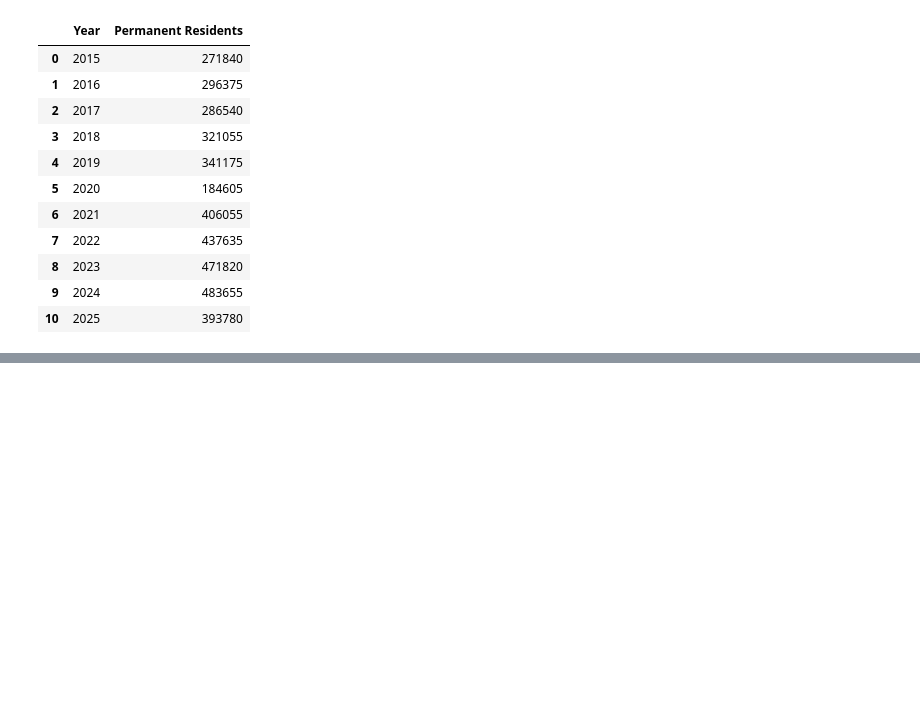
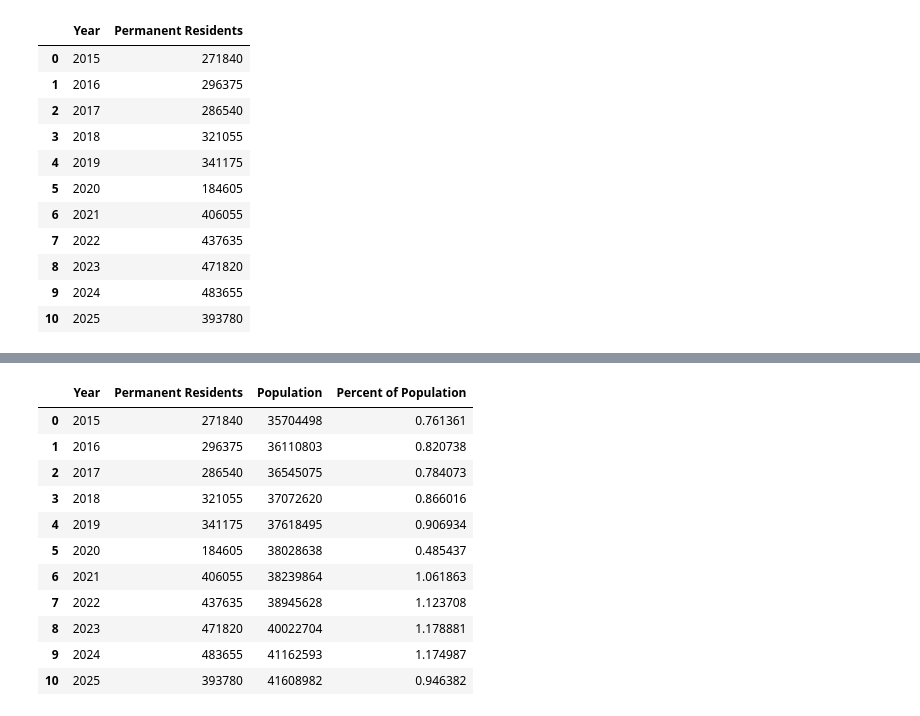
Before and after one commit to yrmo/gcinfo, a Jupyter notebook: permanent-residents-granted-by-year-2015-2025.ipynb, the cells around one changed output, grey strips where cells are left out. Drawn from its saved outputs; the diff is of its cells as text; code cells hidden in the pictures; blank space fills up the shorter version.

```diff
--- a/permanent-residents-granted-by-year-2015-2025.ipynb
+++ b/permanent-residents-granted-by-year-2015-2025.ipynb
@@ -67,3 +67,27 @@ plot_df
 | 8 | 2023 | 471820 |
 | 9 | 2024 | 483655 |
 | 10 | 2025 | 393780 |
+# %%
+df_population, df_population_meta = gcinfo.download_zip(
+    "https://www150.statcan.gc.ca/n1/tbl/csv/17100009-eng.zip"
+)
+
+# July 1 is the mid year population estimate for that calendar year.
+canada_july = df_population[
+    (df_population["GEO"] == "Canada")
+    & df_population["REF_DATE"].astype(str).str.endswith("-07-01")
+][["REF_DATE", "VALUE"]].copy()
+canada_july["Year"] = canada_july["REF_DATE"].str.slice(0, 4).astype(int)
+canada_july = canada_july.rename(columns={"VALUE": "Population"})
+
+plotted_years = len(plot_df)
+plot_df = plot_df.merge(canada_july[["Year", "Population"]], on="Year", how="left")
+if plot_df["Population"].isna().any() or len(plot_df) != plotted_years:
+    missing = plot_df.loc[plot_df["Population"].isna(), "Year"].tolist()
+    raise ValueError(f"Missing a July 1 population estimate for {missing}")
+
+plot_df["Percent of Population"] = (
+    plot_df["Permanent Residents"] / plot_df["Population"] * 100
+)
+plot_df
+# %% [output]
@@ -70,3 +95,15 @@ plot_df
+|  | Year | Permanent Residents | Population | Percent of Population |
+| 0 | 2015 | 271840 | 35704498 | 0.761361 |
+| 1 | 2016 | 296375 | 36110803 | 0.820738 |
+| 2 | 2017 | 286540 | 36545075 | 0.784073 |
+| 3 | 2018 | 321055 | 37072620 | 0.866016 |
+| 4 | 2019 | 341175 | 37618495 | 0.906934 |
+| 5 | 2020 | 184605 | 38028638 | 0.485437 |
+| 6 | 2021 | 406055 | 38239864 | 1.061863 |
+| 7 | 2022 | 437635 | 38945628 | 1.123708 |
+| 8 | 2023 | 471820 | 40022704 | 1.178881 |
+| 9 | 2024 | 483655 | 41162593 | 1.174987 |
+| 10 | 2025 | 393780 | 41608982 | 0.946382 |
 # %%
 import matplotlib.pyplot as plt
 
```
Also changed, not shown: parts of 2 cells of this notebook.
